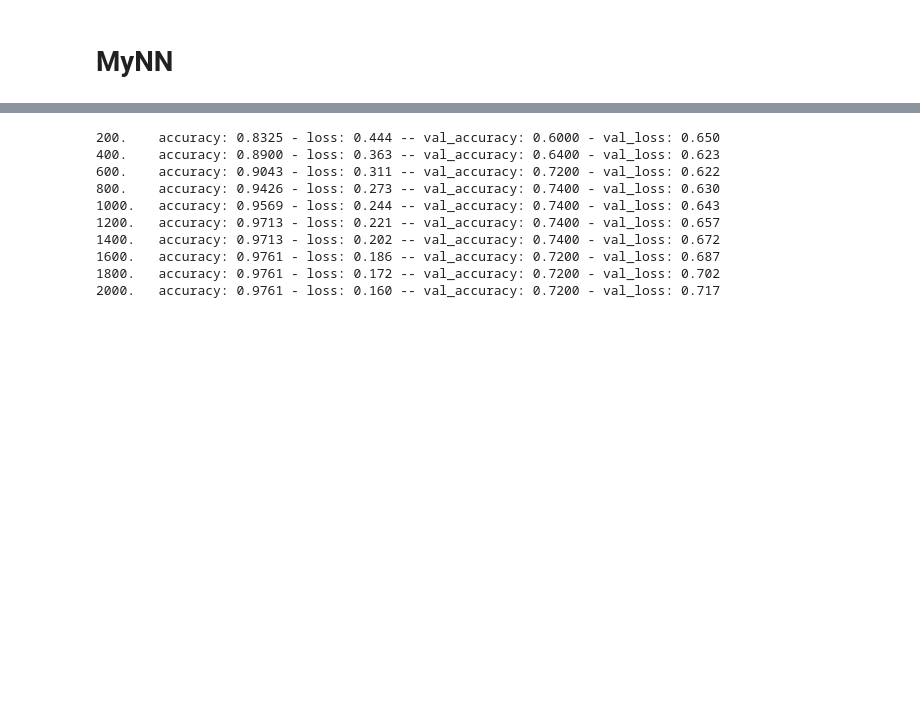
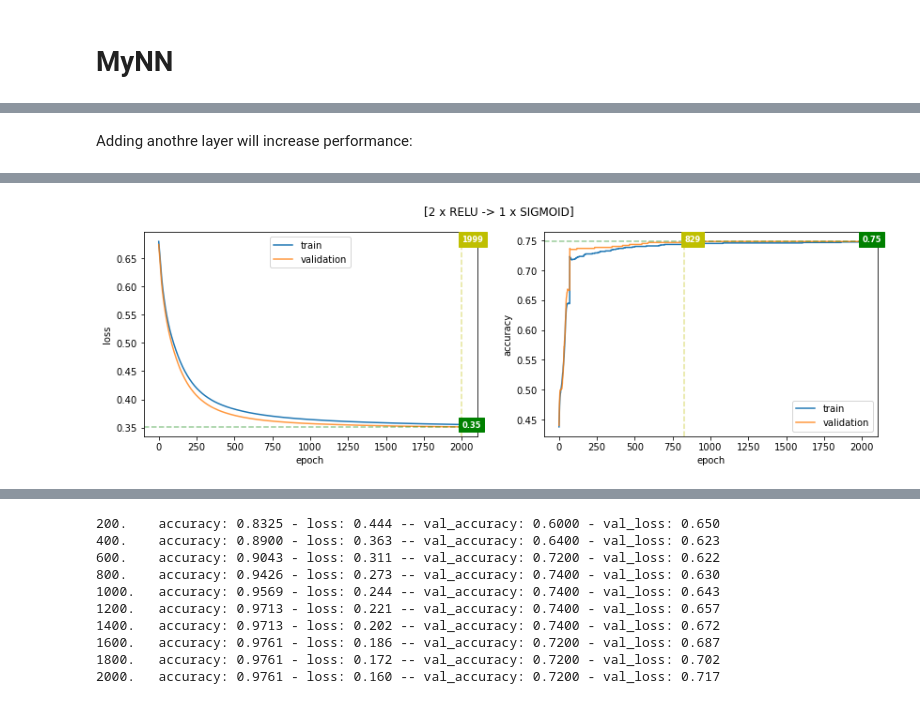
Before and after one commit to abtkod/practice, a Jupyter notebook: deeplearning/projects.ipynb, the cells around one changed output, grey strips where cells are left out. Saved outputs shown, nothing was run; the diff lists cells and outputs as text; code cells hidden in the pictures; blank space fills up the shorter version.

```diff
--- a/deeplearning/projects.ipynb
+++ b/deeplearning/projects.ipynb
@@ -132,0 +216,9 @@ def fit(trainer, print_epochs):
+# %% [markdown]
+Adding anothre layer will increase performance:
+# %%
+# using two layer three nodes
+net = NN([2, 1], [NN.RELU, NN.SIGMOID], loss_func=NN.LOGLOSS)
+trainer = net.train(train_x, train_y, alpha=0.1, max_iterations=2000, return_cost_every=1)
+log = fit(trainer, print_epochs=500)
+plot_train_log(log, title='[2 x RELU -> 1 x SIGMOID]')
+# %% [output]
@@ -132,0 +229 @@ def fit(trainer, print_epochs):
+[figure, added]
```
Also changed, not shown: parts of 32 cells of this notebook.
